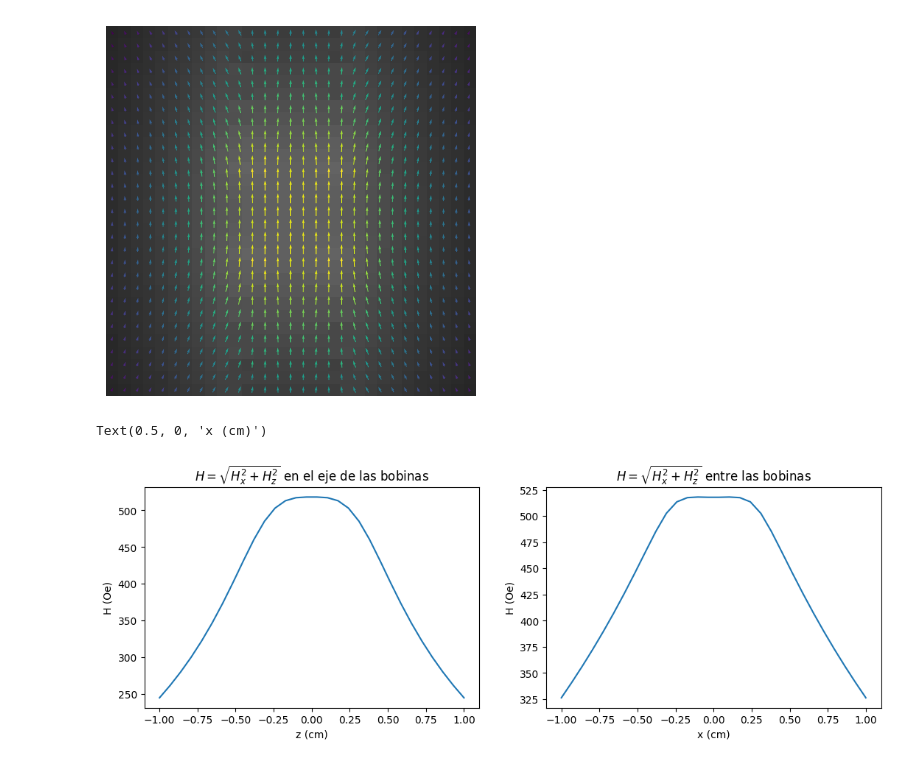
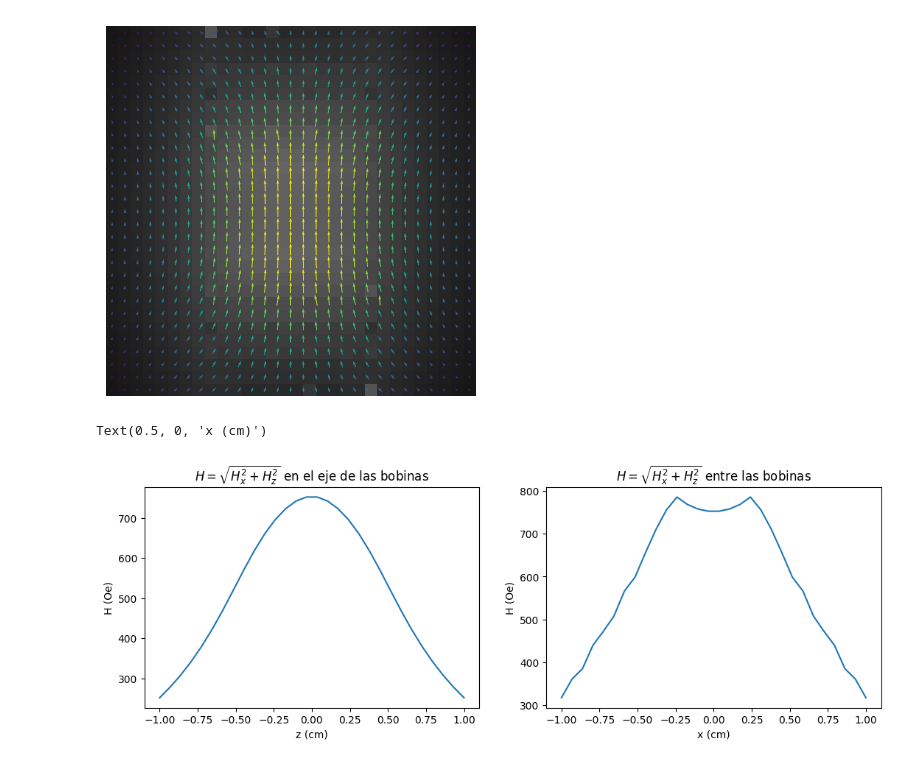
Before and after one commit to PabloDome/Microcopio, a Jupyter notebook: BobinasHemholtz.ipynb, the cells around one changed output. Saved outputs shown, nothing was run; the diff lists cells and outputs as text; code cells hidden in the pictures.

```diff
--- a/BobinasHemholtz.ipynb
+++ b/BobinasHemholtz.ipynb
@@ -7,12 +7,13 @@ import matplotlib.pyplot as plt
 # Tomo el eje z como el eje de las espiras
 
 e = 0.05/100 # Diametro del alambre en m
-N_bob = 60 # Cantidad de espiras en el plano xy
-N_z = 5 # Cantidad de espiras en el eje z
+N_bob = 30 # Cantidad de espiras en el plano xy
+N_z = 10 # Cantidad de espiras en el eje z
 Rad_bob = 0.3/100 # Radio de la bobina interna en m
 Pos_max = 2/100 #Distancia maxima de zoneo en m
 Tam = 30 #Tamaño de la discretización del espacio
 I = 2 # Corriente en A
+Bobina_Hemholtz = 0 # 0 Es una bobina simple que esta en el centro, 1 es un par de Hemholtz
 
 B_x = np.zeros((Tam,Tam))
 B_z = np.zeros((Tam,Tam))
@@ -74,7 +75,13 @@ def Bobina():
   for i in range(Tam):
     for j in range(Tam):
       r = np.array([Posicion_x[i], 0, Posicion_z[j]])
-      B_punto = Espira_punto(r, Rad_bob*0.5)
+
+      if Bobina_Hemholtz == 1:
+        z_0 = Rad_bob*0.5
+      else:
+        z_0 = 0.0
+
+      B_punto = Espira_punto(r, z_0)
       B_x[i,j] = B_punto[0]
       B_z[i,j] = B_punto[2]
 
@@ -94,37 +101,41 @@ B_x, B_z = Bobina()
 B_x = np.nan_to_num(B_x)
 B_z = np.nan_to_num(B_z)
 
-for i in range(Tam):
-  for j in range(Tam):
-    Btot_x[i,j] = B_x[i,j] + B_x[Tam-i-1,Tam-j-1]
-    Btot_z[i,j] = B_z[i,j] + B_z[Tam-i-1,Tam-j-1]
+if Bobina_Hemholtz == 1:
+  Btot_x = B_x
+  Btot_z = B_z
+else:
+  for i in range(Tam):
+    for j in range(Tam):
+      Btot_x[i,j] = B_x[i,j] + B_x[Tam-i-1,Tam-j-1]
+      Btot_z[i,j] = B_z[i,j] + B_z[Tam-i-1,Tam-j-1]
 
 
 Int_Campo = np.sqrt(Btot_x*Btot_x+Btot_z*Btot_z)
 z, x = np.meshgrid(np.linspace(0, Tam, Tam), np.linspace(0, Tam, Tam))
 plt.quiver(z, x, Btot_x, Btot_z, np.arctan(Btot_z/np.max(Btot_z)), pivot='mid',color='g')
 plt.imshow(abs(Int_Campo*100/np.max(Int_Campo)), cmap='gray', vmin=0, vmax=255)
 plt.axis('off')
 plt.show()
 
 fig = plt.figure()
 fig.set_size_inches(10, 3)
 fig.subplots_adjust(left = 0.0, right=1.0, bottom=0.0, top=1.0, hspace = 0.0, wspace = 0.2)
 
 Posicion = (z[int(Tam/2),:]-Tam/2)*Pos_max/Tam
 
 plt.subplot(1,2,1)
 plt.plot(Posicion*100, Int_Campo[int(Tam/2),:])
 plt.title('$H=\sqrt{H_x ^2 + H_z ^2}$ en el eje de las bobinas')
 plt.ylabel('H (Oe)')
 plt.xlabel('z (cm)')
 
 plt.subplot(1,2,2)
 plt.plot(Posicion*100, Int_Campo[:,int(Tam/2)])
 plt.title('$H=\sqrt{H_x ^2 + H_z ^2}$ entre las bobinas')
 plt.ylabel('H (Oe)')
 plt.xlabel('x (cm)')
 # %% [output]
-[figure, old version]
+[figure, new version]
 Text(0.5, 0, 'x (cm)')
-[figure, old version]
+[figure, new version]
```
